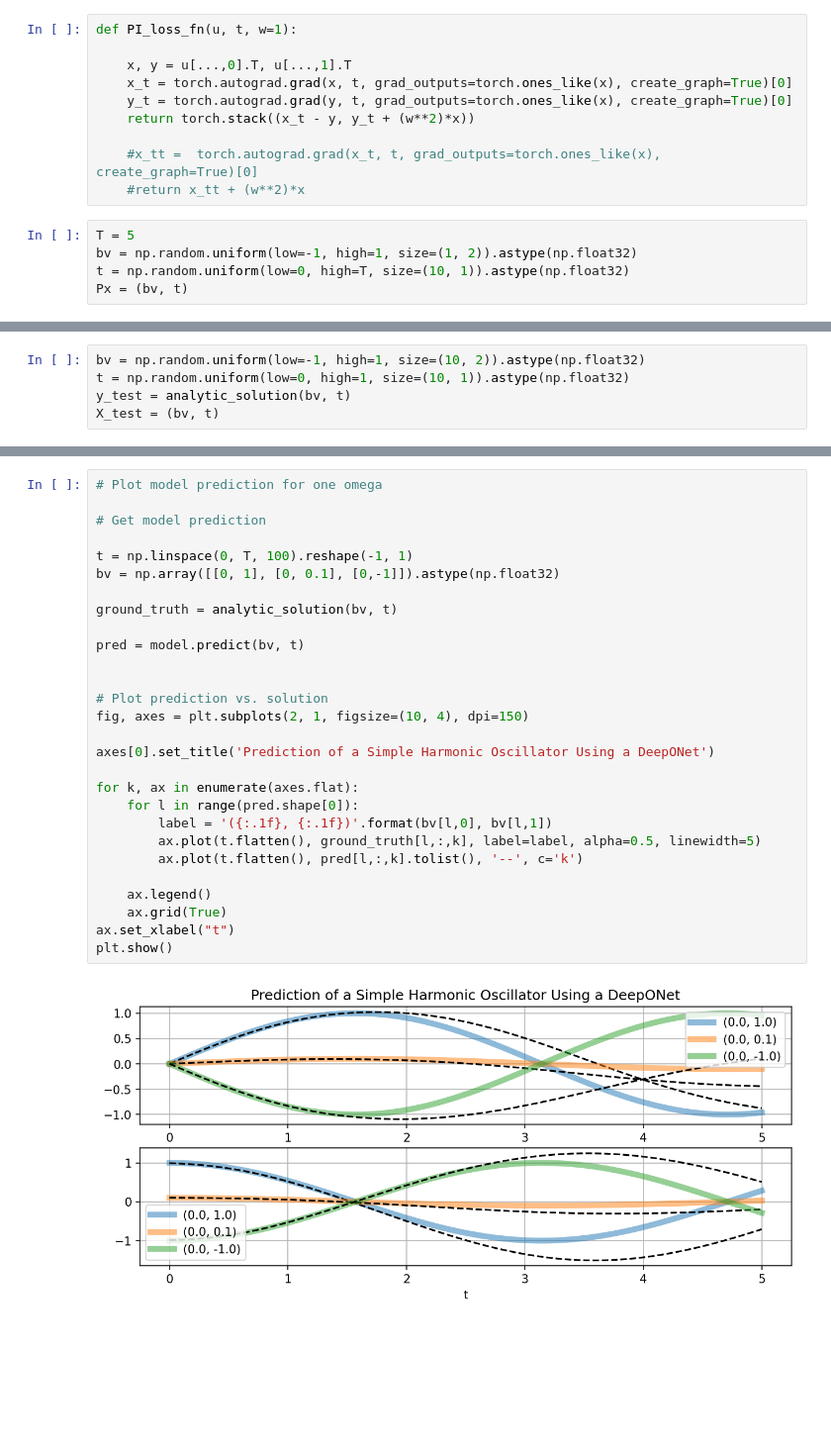
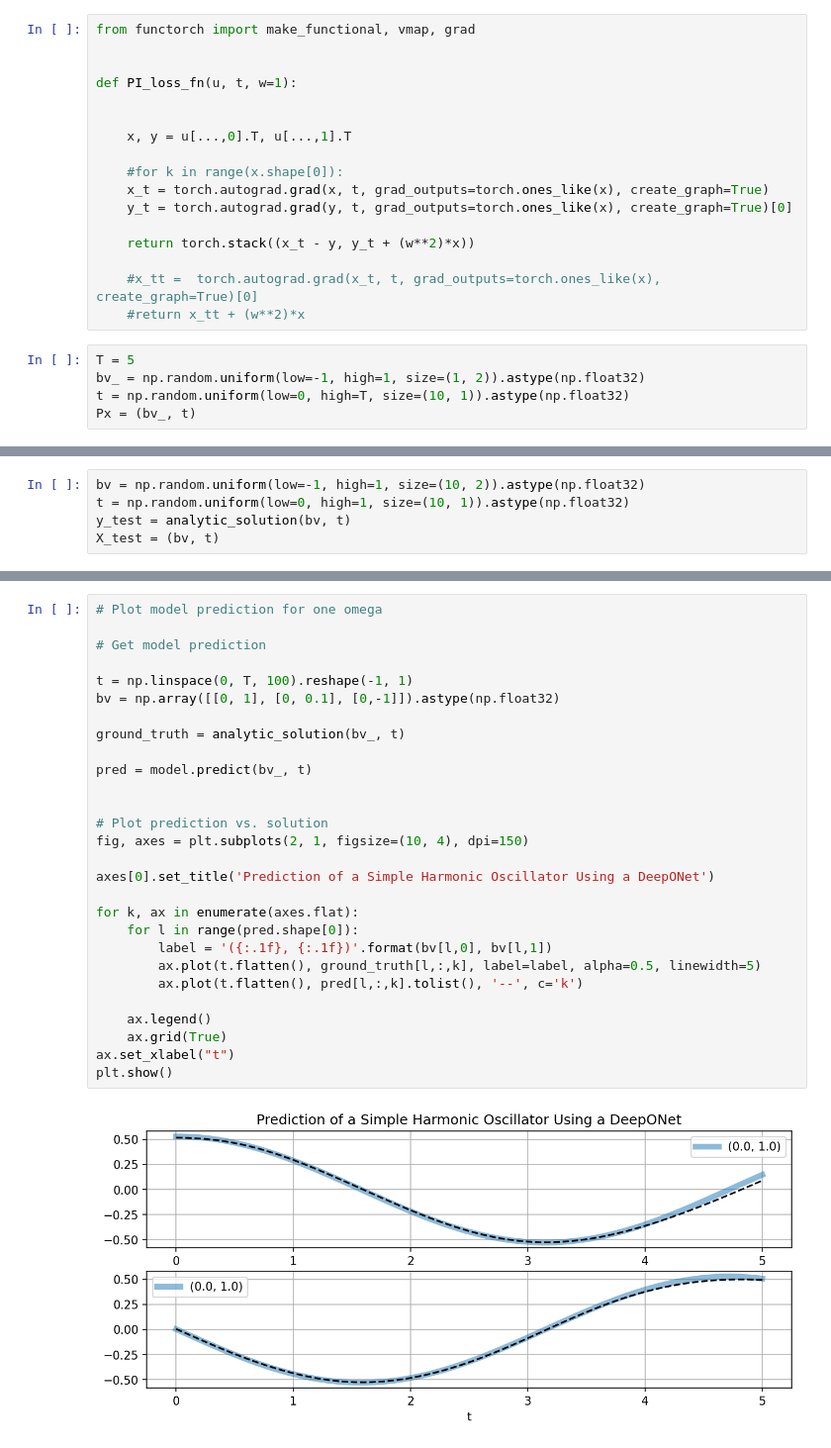
Before and after one commit to johanslettengren/Structure-Preserving-Operator-Learning, a Jupyter notebook: simple_harmonic_oscillator/oscillator.ipynb, the cells around one changed output, grey strips where cells are left out. Shown at 99% size. Cells and saved outputs as stored; diff of their text form; blank space fills up the shorter version.

```diff
--- a/simple_harmonic_oscillator/oscillator.ipynb
+++ b/simple_harmonic_oscillator/oscillator.ipynb
@@ -43,20 +43,27 @@ def analytic_solution(bv, t, w=1):
     y = torch.tensor(p0 @ np.cos(w * t).T - (q0 @ np.sin(w * t).T) * w)
     return torch.stack((x, y), dim=2)
 # %%
+from functorch import make_functional, vmap, grad
+
+
 def PI_loss_fn(u, t, w=1):
 
+
     x, y = u[...,0].T, u[...,1].T
-    x_t = torch.autograd.grad(x, t, grad_outputs=torch.ones_like(x), create_graph=True)[0]
+
+    #for k in range(x.shape[0]):
+    x_t = torch.autograd.grad(x, t, grad_outputs=torch.ones_like(x), create_graph=True)
     y_t = torch.autograd.grad(y, t, grad_outputs=torch.ones_like(x), create_graph=True)[0]
+
     return torch.stack((x_t - y, y_t + (w**2)*x))
 
     #x_tt =  torch.autograd.grad(x_t, t, grad_outputs=torch.ones_like(x), create_graph=True)[0]
     #return x_tt + (w**2)*x
 # %%
 T = 5
-bv = np.random.uniform(low=-1, high=1, size=(1, 2)).astype(np.float32)
+bv_ = np.random.uniform(low=-1, high=1, size=(1, 2)).astype(np.float32)
 t = np.random.uniform(low=0, high=T, size=(10, 1)).astype(np.float32)
-Px = (bv, t)
+Px = (bv_, t)
 # %%
 bv = np.random.uniform(low=-1, high=1, size=(10, 2)).astype(np.float32)
 t = np.random.uniform(low=0, high=1, size=(10, 1)).astype(np.float32)
@@ -90,30 +88,30 @@ model.plot_losshistory()
 # %%
 # Plot model prediction for one omega
 
 # Get model prediction
 
 t = np.linspace(0, T, 100).reshape(-1, 1)
 bv = np.array([[0, 1], [0, 0.1], [0,-1]]).astype(np.float32)
 
-ground_truth = analytic_solution(bv, t)
+ground_truth = analytic_solution(bv_, t)
 
-pred = model.predict(bv, t)
+pred = model.predict(bv_, t)
 
 
 # Plot prediction vs. solution
 fig, axes = plt.subplots(2, 1, figsize=(10, 4), dpi=150)
 
 axes[0].set_title('Prediction of a Simple Harmonic Oscillator Using a DeepONet')
 
 for k, ax in enumerate(axes.flat):
     for l in range(pred.shape[0]):
         label = '({:.1f}, {:.1f})'.format(bv[l,0], bv[l,1])
         ax.plot(t.flatten(), ground_truth[l,:,k], label=label, alpha=0.5, linewidth=5)
         ax.plot(t.flatten(), pred[l,:,k].tolist(), '--', c='k')
 
     ax.legend()
     ax.grid(True)
 ax.set_xlabel("t")
 plt.show()
 # %% [output]
-[figure, old version]
+[figure, new version]
```
Also changed, not shown: parts of 2 cells of this notebook.
